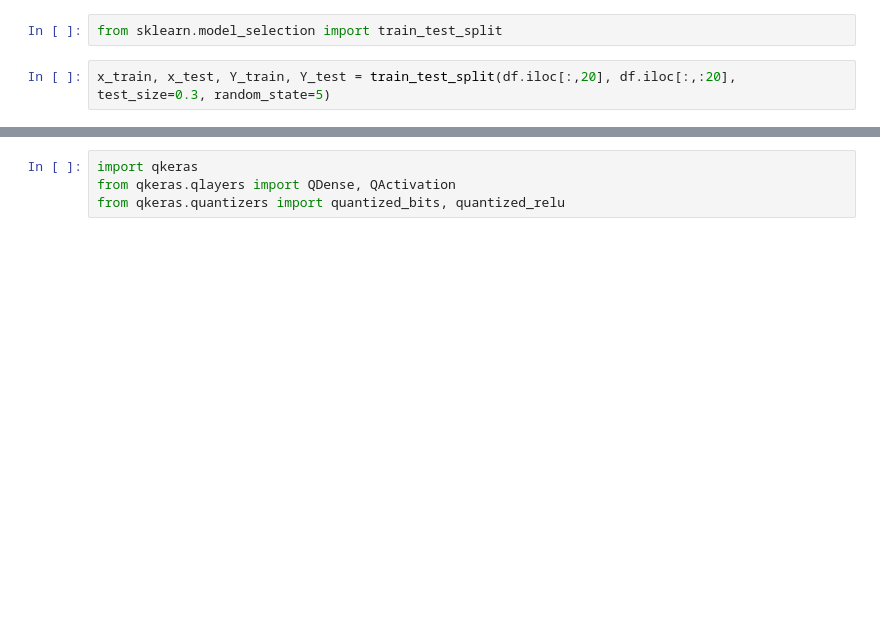
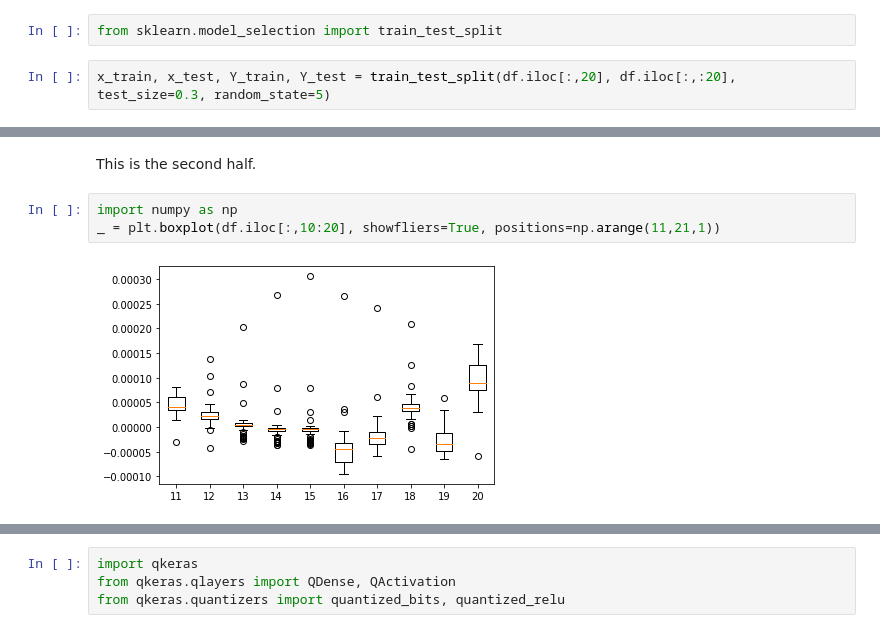
Before and after one commit to fastmachinelearning/ml4quantum-release, a Jupyter notebook: src/01_train_model.ipynb, the cells around one changed output, grey strips where cells are left out. Saved outputs shown, nothing was run; the diff lists cells and outputs as text; blank space fills up the shorter version.

```diff
--- a/src/01_train_model.ipynb
+++ b/src/01_train_model.ipynb
@@ -33,0 +91,7 @@ x_train, x_test, Y_train, Y_test = train_test_split(df.iloc[:,20], df.iloc[:,:20
+# %% [markdown]
+This is the second half.
+# %%
+import numpy as np
+_ = plt.boxplot(df.iloc[:,10:20], showfliers=True, positions=np.arange(11,21,1))
+# %% [output]
+[figure, added]
```
Also changed, not shown: parts of 48 cells of this notebook, 11 other files.
